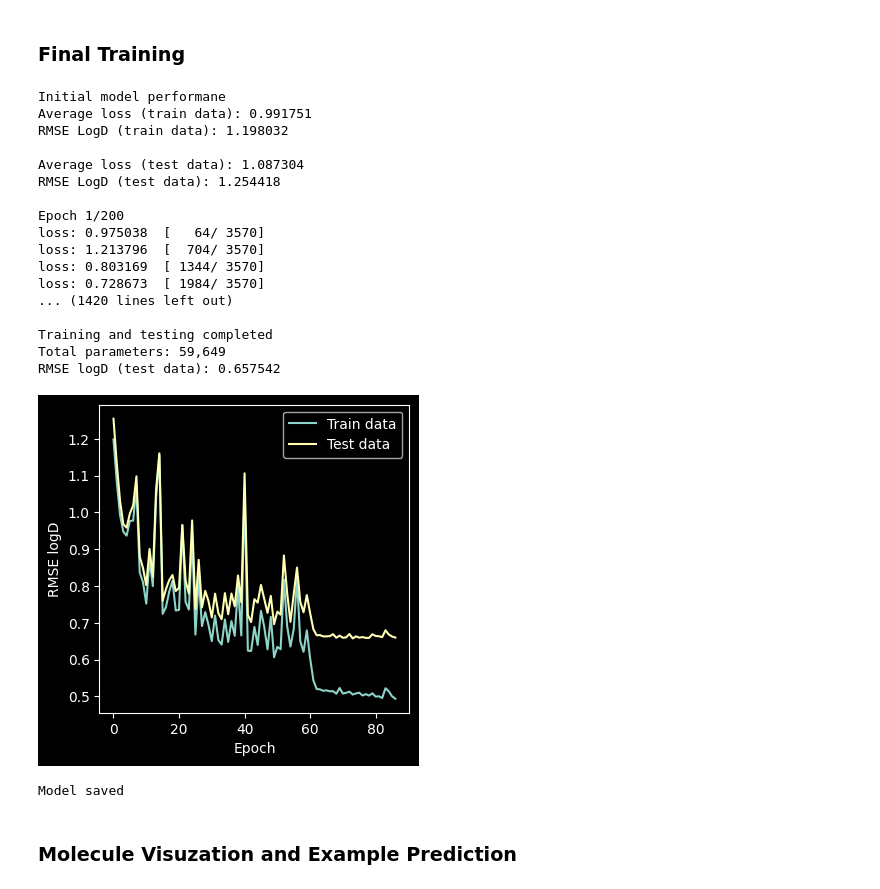
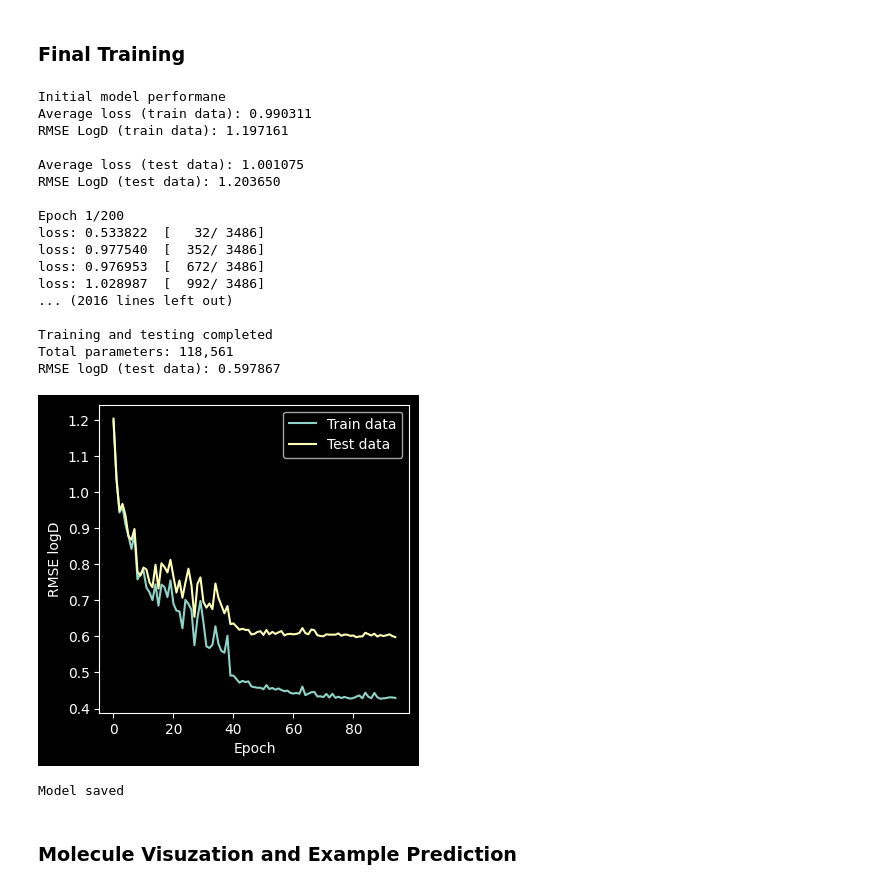
Before and after one commit to Pentaphone/nn_tests, a Jupyter notebook: nn_test2/hyperparam_optim.ipynb, the cells around one changed output. Cells and saved outputs as stored; diff of their text form; code cells hidden in the pictures.

Commit message:
fix data leakage, ran hyperparameter optimization, trained model

```diff
--- a/nn_test2/hyperparam_optim.ipynb
+++ b/nn_test2/hyperparam_optim.ipynb
@@ -154,14 +154,14 @@ dataset.normalize_target(True)
 data_std = dataset.std
 
 # split data
-train_data, test_data = torch.utils.data.random_split(dataset, [0.85, 0.15],
+train_data, val_data, test_data = torch.utils.data.random_split(dataset, [0.83, 0.1, 0.07],
   generator=torch.Generator().manual_seed(SEED))
 # %% [markdown]
 ### Model
 # %%
 # MODEL
 class GraphNeuralNetwork(nn.Module):
-  def __init__(self, n_conv_layers, hidden_dim, pool="mean", activation="relu", dropout_rate=0.3):
+  def __init__(self, n_conv_layers, hidden_dim, pool="mean", activation="relu", dropout_p=0.3):
     super(GraphNeuralNetwork, self).__init__()
 
     self.conv_layers = nn.ModuleList()
@@ -189,7 +189,7 @@ class GraphNeuralNetwork(nn.Module):
     self.linear = nn.Sequential(
       nn.Linear(hidden_dim, hidden_dim // 2),
       self.activation,
-      nn.Dropout(dropout_rate),
+      nn.Dropout(dropout_p),
       nn.Linear(hidden_dim // 2, 1),
     )
 
@@ -250,13 +250,14 @@ def evaluate(model, data_loader, loss_fn, dataset_name="", verbose=True):
   return avg_loss
 
 class EarlyStopping:
-  def __init__(self, patience, save_best_model=True, model=None):
+  def __init__(self, patience, save_best_model=True, model=None, verbose=True):
     if save_best_model:
       assert model is not None, "Model must be provided if save_best_model is True"
 
     self.patience = patience
     self.save_best_model = save_best_model
     self.model = model
+    self.verbose = verbose
 
     self.best_loss = float("inf")
     self.best_epoch = 0
@@ -267,21 +268,31 @@ class EarlyStopping:
       self.best_loss = loss
       self.best_epoch = epoch
       self.epochs_without_improvement = 0
-      torch.save(self.model.state_dict(), "best_model_weights.pth")
+      if self.save_best_model:
+        torch.save(self.model.state_dict(), "best_model_weights.pth")
     else:
       self.epochs_without_improvement += 1
 
     if self.epochs_without_improvement >= 1:
-      print(f"Epochs without improvement: {self.epochs_without_improvement}")
+      if self.verbose:
+        print(f"Epochs without improvement: {self.epochs_without_improvement}")
 
       if self.epochs_without_improvement >= self.patience:
-        print(f"Early stopping at epoch {epoch + 1}")
-        print(f"Loading best model (Epoch {self.best_epoch + 1})\n")
-        self.model.load_state_dict(torch.load("best_model_weights.pth"))
+        if self.verbose:
+          print(f"Early stopping at epoch {epoch + 1}")
+          print(f"Loading best model (Epoch {self.best_epoch + 1})\n")
+        if self.save_best_model:
+          self.model.load_state_dict(torch.load("best_model_weights.pth"))
         return True
 
       print()
     return False
+
+  def get_best_loss(self):
+    return self.best_loss
+
+  def get_best_epoch(self):
+    return self.best_epoch
 # %% [markdown]
 ### Hyperparameter Optimization
 # %%
@@ -381,9 +385,7 @@ for key, value in trial.params.items():
 model = GraphNeuralNetwork(
     n_conv_layers=trial.params["n_conv_layers"],
     hidden_dim=trial.params["hidden_dim"],
-    pool=trial.params["pool"],
-    activation=trial.params["activation"],
-    dropout_rate=trial.params["dropout_rate"],
+    dropout_p=trial.params["dropout_p"],
 )
 
 train_loader = DataLoader(train_data, batch_size=trial.params["batch_size"], shuffle=True)
@@ -450,45 +452,45 @@ def train_model(
   if plot:
     train_rmse = [loss**0.5 * data_std for loss in train_losses]
     test_rmse = [loss**0.5 * data_std for loss in test_losses]
 
     plt.style.use('dark_background')
     plt.figure(figsize=(4, 4))
     plt.plot(train_rmse, label="Train data")
     plt.plot(test_rmse, label="Test data")
     plt.xlabel("Epoch")
     plt.ylabel("RMSE logD")
     plt.legend()
 
     plt.show()
     print()
 
   # save
   if save:
     torch.save(model, save_path+"/model.pth")
     torch.save(model.state_dict(), save_path+"/model_weights.pth")
     print("Model saved")
 
 
 train_model(model, train_loader, test_loader)
 # %% [output]
 Initial model performane
-Average loss (train data): 0.991751
-RMSE LogD (train data): 1.198032
+Average loss (train data): 0.990311
+RMSE LogD (train data): 1.197161
 
-Average loss (test data): 1.087304
-RMSE LogD (test data): 1.254418
+Average loss (test data): 1.001075
+RMSE LogD (test data): 1.203650
 
 Epoch 1/200
-loss: 0.975038  [   64/ 3570]
-loss: 1.213796  [  704/ 3570]
-loss: 0.803169  [ 1344/ 3570]
-loss: 0.728673  [ 1984/ 3570]
-... (1420 lines left out)
+loss: 0.533822  [   32/ 3486]
+loss: 0.977540  [  352/ 3486]
+loss: 0.976953  [  672/ 3486]
+loss: 1.028987  [  992/ 3486]
+... (2016 lines left out)
 
 Training and testing completed
-Total parameters: 59,649
-RMSE logD (test data): 0.657542
+Total parameters: 118,561
+RMSE logD (test data): 0.597867
-[figure, old version]
+[figure, new version]
 Model saved
 # %% [markdown]
 ### Molecule Visuzation and Example Prediction
```
Also changed, not shown: parts of 2 cells of this notebook.
